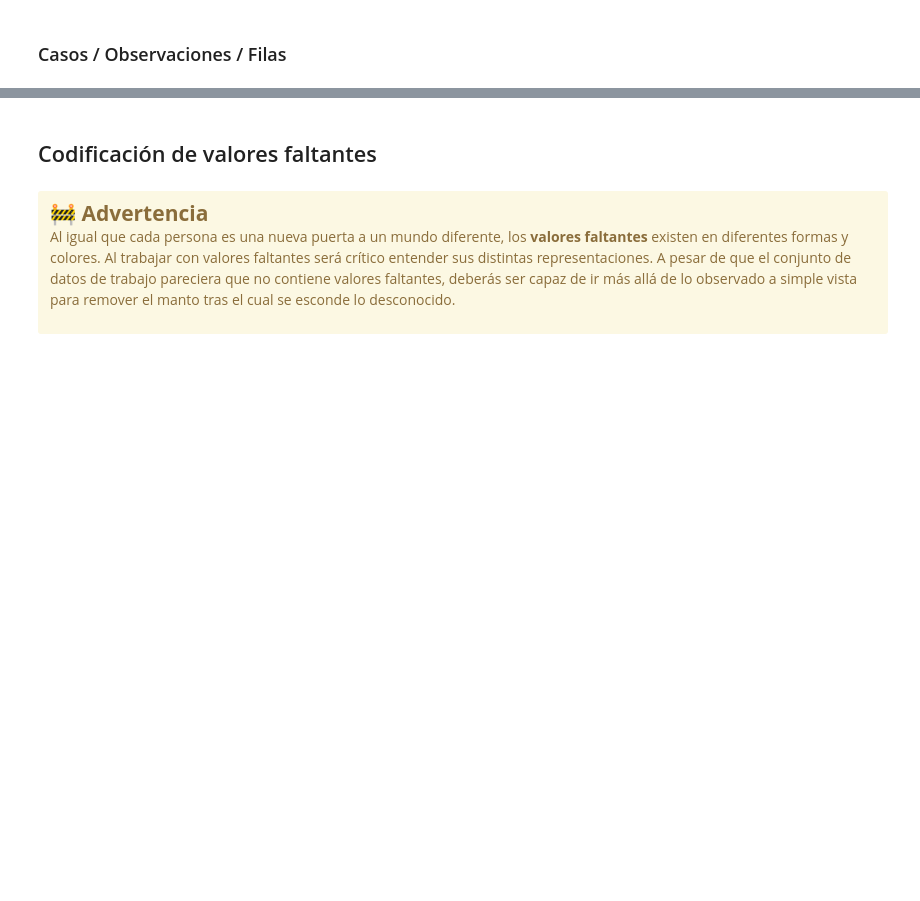
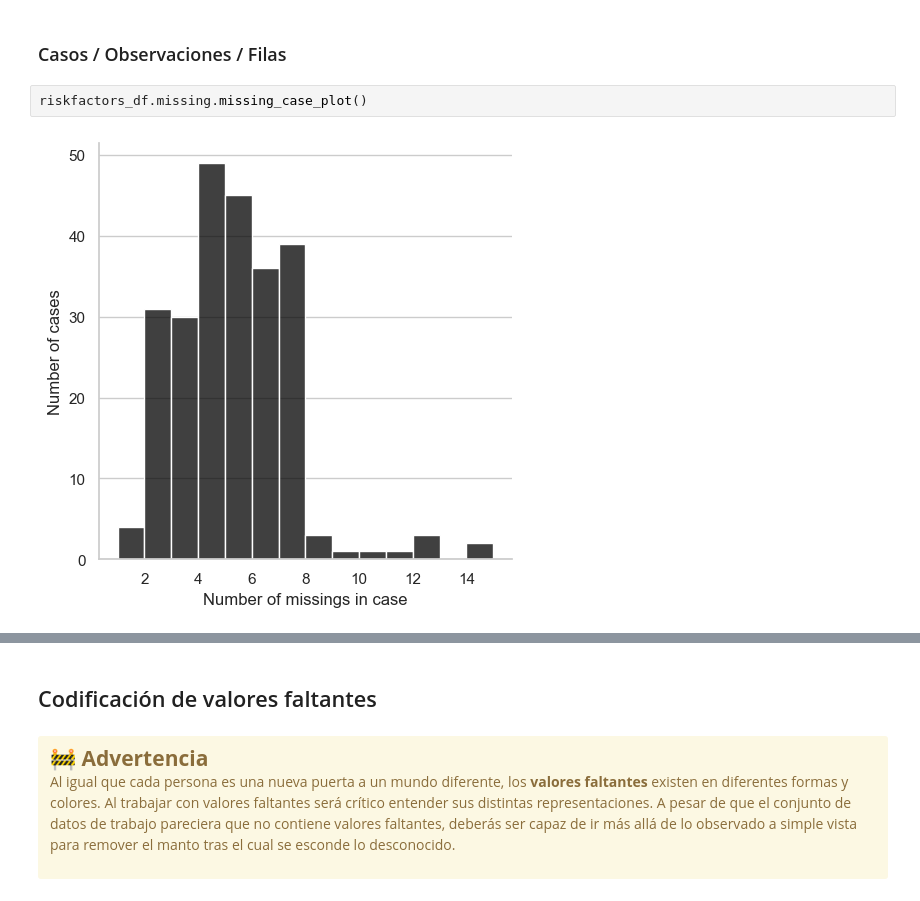
Before and after one commit to RaymundoSGlz/Manejo-de-datos-faltantes, a Jupyter notebook: live-exploration-missing-values.ipynb, the cells around one changed output, grey strips where cells are left out. Drawn from its saved outputs; the diff is of its cells as text; blank space fills up the shorter version.

```diff
--- a/live-exploration-missing-values.ipynb
+++ b/live-exploration-missing-values.ipynb
@@ -93,2 +420,6 @@ sns.set_style("whitegrid")
 # %% [markdown]
 ### Casos / Observaciones / Filas
+# %%
+riskfactors_df.missing.missing_case_plot()
+# %% [output]
+[figure, added]
```
Also changed, not shown: parts of 41 cells of this notebook, 6 other files.
